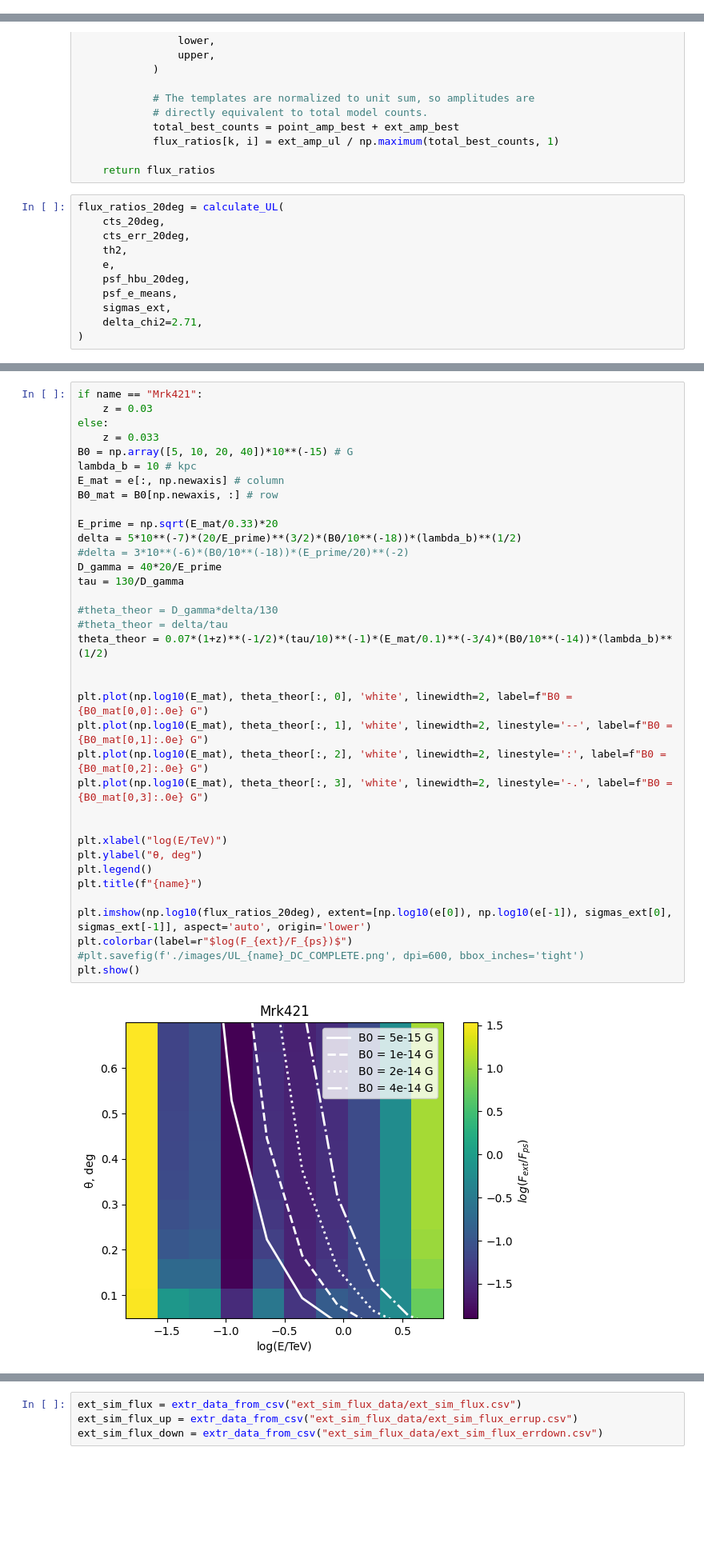
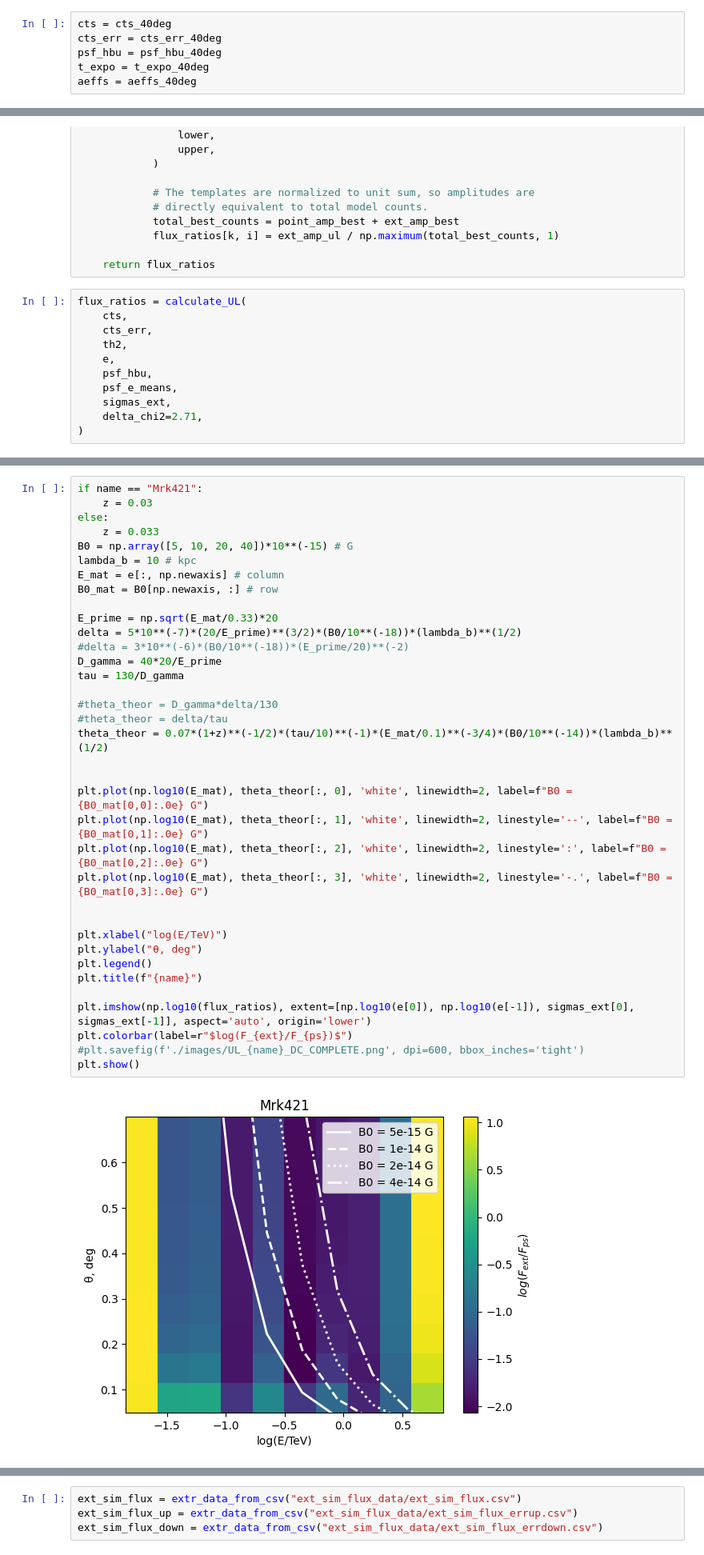
Before and after one commit to Nico812/CTAO-EXT_EM_analyses, a Jupyter notebook: DC_EM_UP_LIM_remaster.ipynb, the cells around one changed output, grey strips where cells are left out. Shown at 80% size. Saved outputs shown, nothing was run; the diff lists cells and outputs as text; blank space fills up the shorter version.

```diff
--- a/DC_EM_UP_LIM_remaster.ipynb
+++ b/DC_EM_UP_LIM_remaster.ipynb
@@ -185,0 +200,6 @@ Theta          : size =     6, min =  0.500 deg, max =  5.500 deg
+# %%
+cts = cts_40deg
+cts_err = cts_err_40deg
+psf_hbu = psf_hbu_40deg
+t_expo = t_expo_40deg
+aeffs = aeffs_40deg
@@ -324,12 +361,12 @@ def calculate_UL(
 
     return flux_ratios
 # %%
-flux_ratios_20deg = calculate_UL(
-    cts_20deg,
-    cts_err_20deg,
+flux_ratios = calculate_UL(
+    cts,
+    cts_err,
     th2,
     e,
-    psf_hbu_20deg,
+    psf_hbu,
     psf_e_means,
     sigmas_ext,
     delta_chi2=2.71,
@@ -371,35 +408,35 @@ B0 = np.array([5, 10, 20, 40])*10**(-15) # G
 lambda_b = 10 # kpc
 E_mat = e[:, np.newaxis] # column
 B0_mat = B0[np.newaxis, :] # row
 
 E_prime = np.sqrt(E_mat/0.33)*20
 delta = 5*10**(-7)*(20/E_prime)**(3/2)*(B0/10**(-18))*(lambda_b)**(1/2)
 #delta = 3*10**(-6)*(B0/10**(-18))*(E_prime/20)**(-2)
 D_gamma = 40*20/E_prime
 tau = 130/D_gamma
 
 #theta_theor = D_gamma*delta/130
 #theta_theor = delta/tau
 theta_theor = 0.07*(1+z)**(-1/2)*(tau/10)**(-1)*(E_mat/0.1)**(-3/4)*(B0/10**(-14))*(lambda_b)**(1/2)
 
 
 plt.plot(np.log10(E_mat), theta_theor[:, 0], 'white', linewidth=2, label=f"B0 = {B0_mat[0,0]:.0e} G")
 plt.plot(np.log10(E_mat), theta_theor[:, 1], 'white', linewidth=2, linestyle='--', label=f"B0 = {B0_mat[0,1]:.0e} G")
 plt.plot(np.log10(E_mat), theta_theor[:, 2], 'white', linewidth=2, linestyle=':', label=f"B0 = {B0_mat[0,2]:.0e} G")
 plt.plot(np.log10(E_mat), theta_theor[:, 3], 'white', linewidth=2, linestyle='-.', label=f"B0 = {B0_mat[0,3]:.0e} G")
 
 
 plt.xlabel("log(E/TeV)")
 plt.ylabel("θ, deg")
 plt.legend()
 plt.title(f"{name}")
 
-plt.imshow(np.log10(flux_ratios_20deg), extent=[np.log10(e[0]), np.log10(e[-1]), sigmas_ext[0], sigmas_ext[-1]], aspect='auto', origin='lower')
+plt.imshow(np.log10(flux_ratios), extent=[np.log10(e[0]), np.log10(e[-1]), sigmas_ext[0], sigmas_ext[-1]], aspect='auto', origin='lower')
 plt.colorbar(label=r"$log(F_{ext}/F_{ps})$")
 #plt.savefig(f'./images/UL_{name}_DC_COMPLETE.png', dpi=600, bbox_inches='tight')
 plt.show()
 # %% [output]
-[figure, old version]
+[figure, new version]
 # %%
 def extr_data_from_csv(filepath):
     tot_datapoints = 10
```
Also changed, not shown: parts of 6 cells of this notebook, 1 other file.
